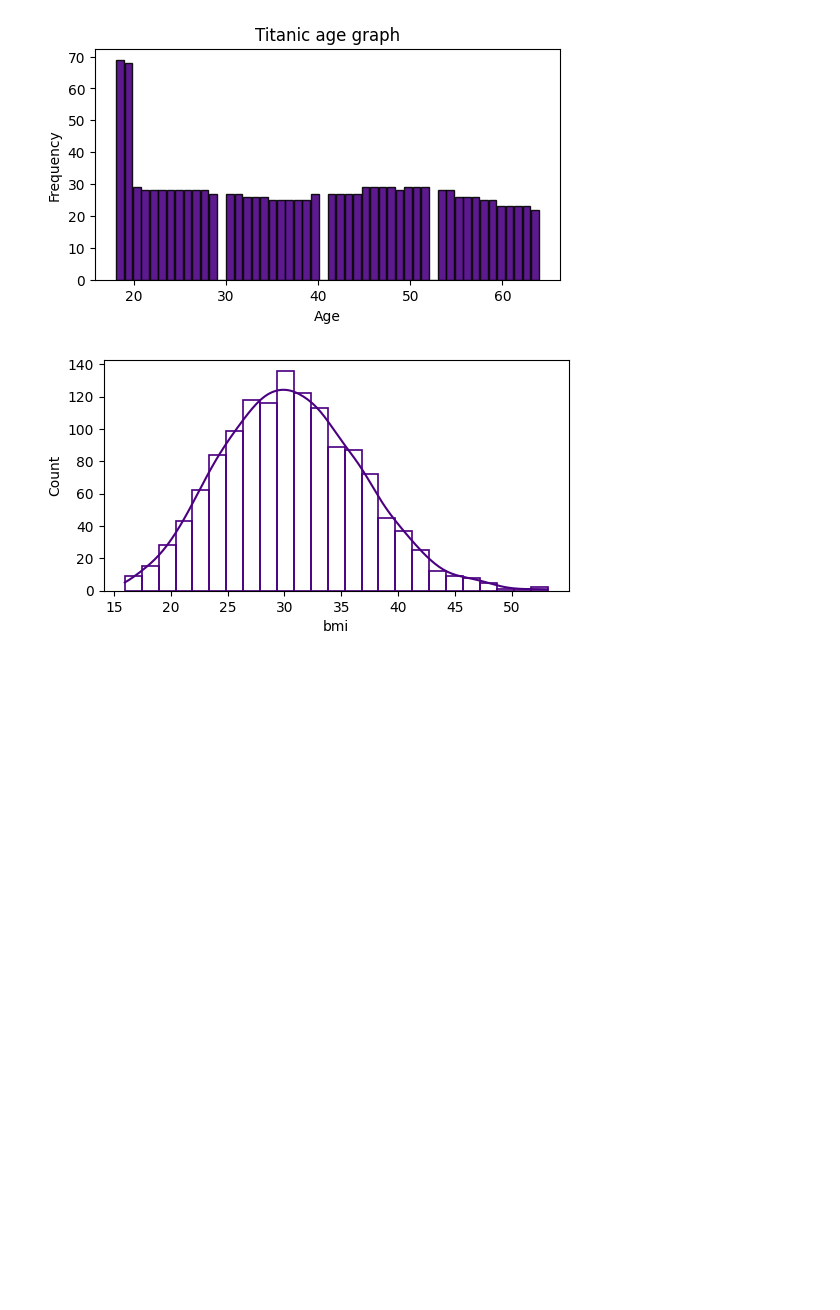
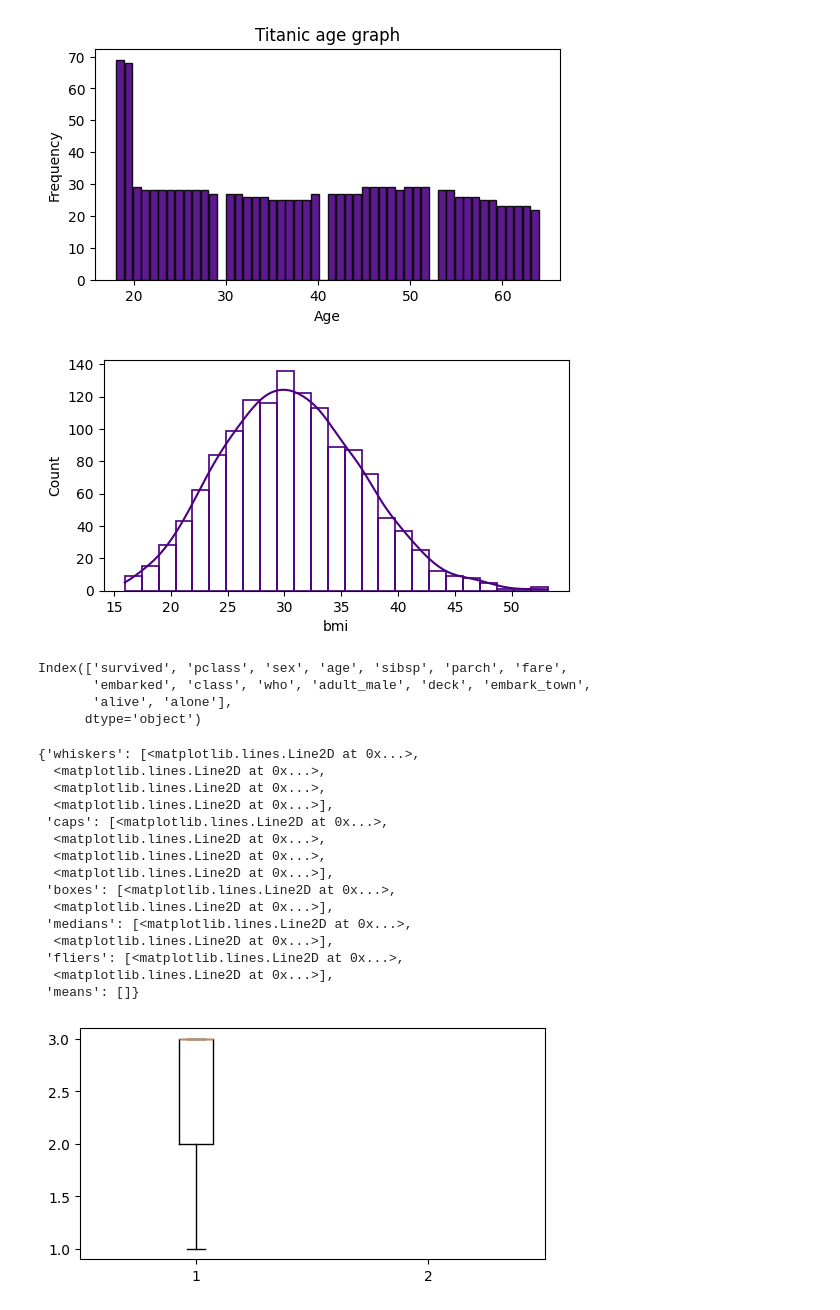
Before and after one commit to Md-Maruf-1727/LearningPractices, a Jupyter notebook: Vizualization/Visualization2.ipynb, the cells around one changed output. Cells and saved outputs as stored; diff of their text form; code cells hidden in the pictures; blank space fills up the shorter version.

```diff
--- a/Vizualization/Visualization2.ipynb
+++ b/Vizualization/Visualization2.ipynb
@@ -22,6 +22,9 @@ dataset
 | 1336 | 21 | female | 25.800 | 0 | no | southwest | 2007.94500 |
 | 1337 | 61 | female | 29.070 | 0 | yes | northwest | 29141.36030 |
 1338 rows × 7 columns
+# %%
+titanicdataset = sns.load_dataset('titanic')
+irisdataset = sns.load_dataset('iris')
 # %%
 dataset.columns
 # %% [output]
@@ -59,3 +62,32 @@ sns.histplot(data=dataset,
 plt.show()
 # %% [output]
 [figure]
+# %%
+titanicdataset.columns
+# %% [output]
+Index(['survived', 'pclass', 'sex', 'age', 'sibsp', 'parch', 'fare',
+       'embarked', 'class', 'who', 'adult_male', 'deck', 'embark_town',
+       'alive', 'alone'],
+      dtype='object')
+# %%
+#boxplot with matplotlib
+plt.figure(figsize=(6,3))
+plt.boxplot([titanicdataset['pclass'],
+            titanicdataset['age']])
+# %% [output]
+{'whiskers': [<matplotlib.lines.Line2D at 0x...>,
+  <matplotlib.lines.Line2D at 0x...>,
+  <matplotlib.lines.Line2D at 0x...>,
+  <matplotlib.lines.Line2D at 0x...>],
+ 'caps': [<matplotlib.lines.Line2D at 0x...>,
+  <matplotlib.lines.Line2D at 0x...>,
+  <matplotlib.lines.Line2D at 0x...>,
+  <matplotlib.lines.Line2D at 0x...>],
+ 'boxes': [<matplotlib.lines.Line2D at 0x...>,
+  <matplotlib.lines.Line2D at 0x...>],
+ 'medians': [<matplotlib.lines.Line2D at 0x...>,
+  <matplotlib.lines.Line2D at 0x...>],
+ 'fliers': [<matplotlib.lines.Line2D at 0x...>,
+  <matplotlib.lines.Line2D at 0x...>],
+ 'means': []}
+[figure, added]
```
